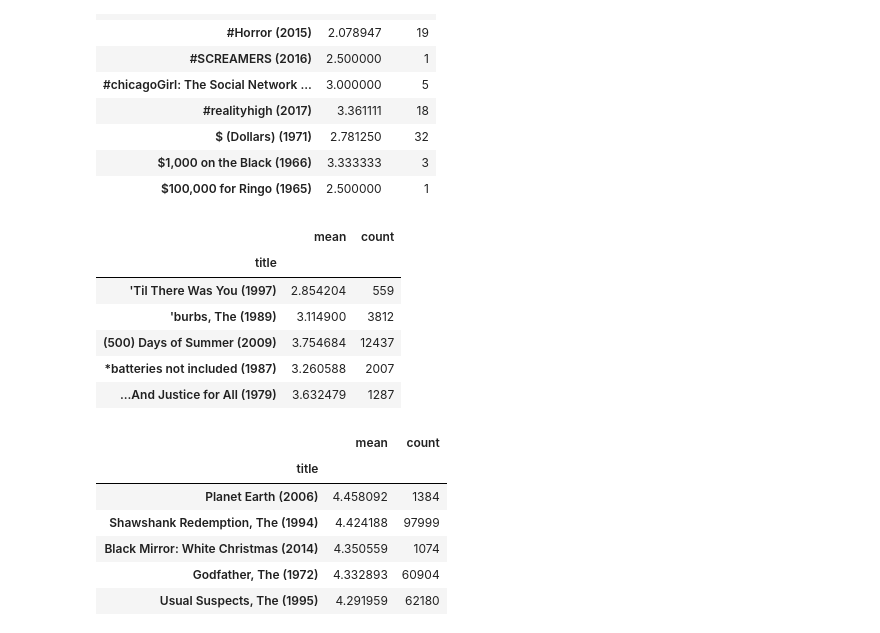
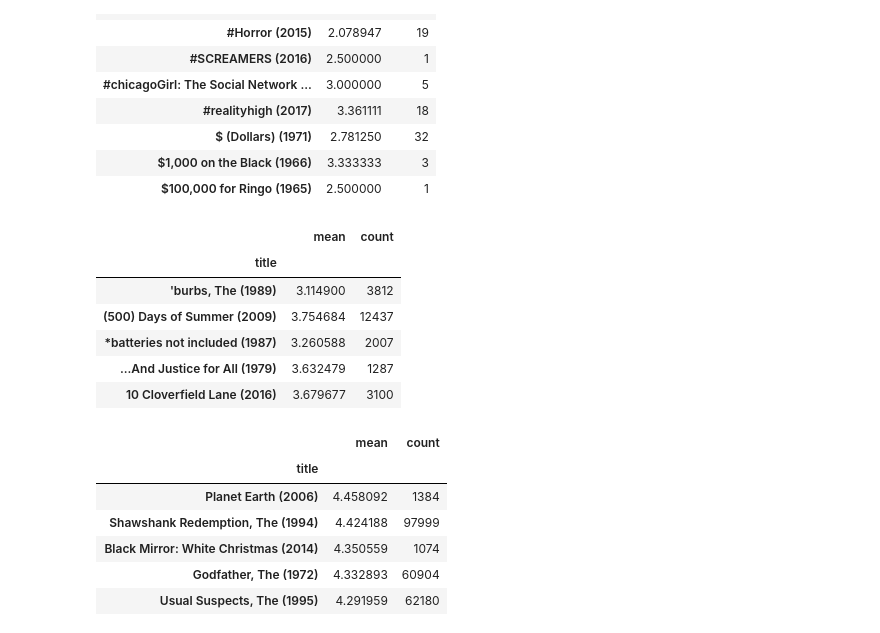
Before and after one commit to finr/data-analysis-class, a Jupyter notebook: Movies.ipynb, the cells around one changed output. Cells and saved outputs as stored; diff of their text form; code cells hidden in the pictures.

```diff
--- a/Movies.ipynb
+++ b/Movies.ipynb
@@ -170,15 +170,15 @@ df_movies_mean_count.head(10)
 | $1,000 on the Black (1966) | 3.333333 | 3 |
 | $100,000 for Ringo (1965) | 2.500000 | 1 |
 # %%
-df_movies_mean_count[df_movies_mean_count['count'] > 500].head()
+df_movies_mean_count[df_movies_mean_count['count'] > 1000].head()
 # %% [output]
 |  | mean | count |
 | title |  |  |
-| 'Til There Was You (1997) | 2.854204 | 559 |
 | 'burbs, The (1989) | 3.114900 | 3812 |
 | (500) Days of Summer (2009) | 3.754684 | 12437 |
 | *batteries not included (1987) | 3.260588 | 2007 |
 | ...And Justice for All (1979) | 3.632479 | 1287 |
+| 10 Cloverfield Lane (2016) | 3.679677 | 3100 |
 # %%
 # 10 filmes melhor avaliados
 df_movies_mean_count[df_movies_mean_count['count'] > 1000].sort_values(by='mean', ascending=False).head(10)
```
Also changed, not shown: parts of 8 cells of this notebook.
